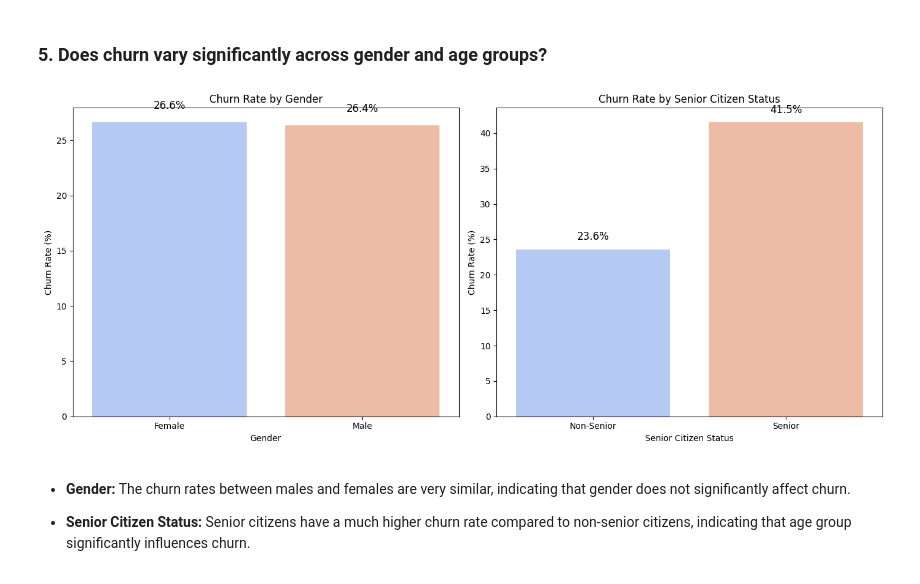
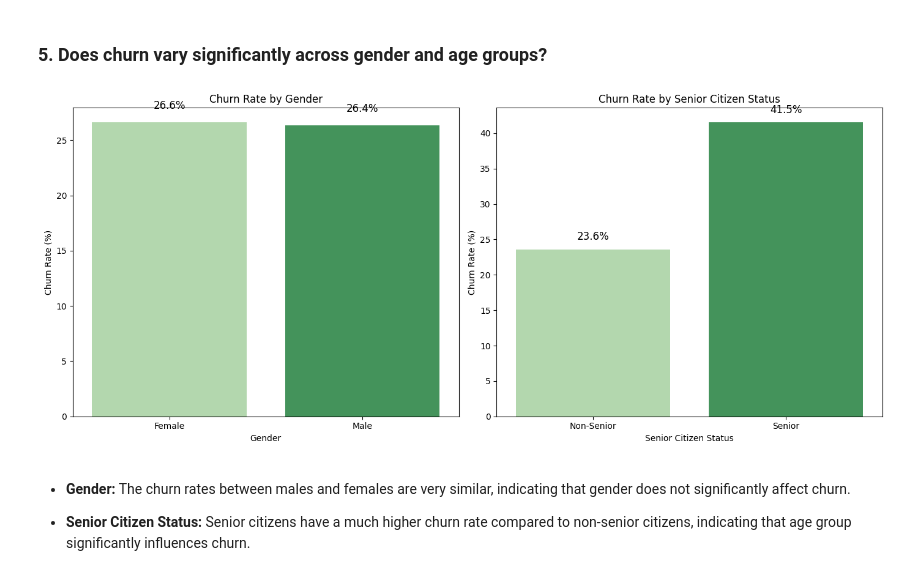
Before and after one commit to elishastanley/Churn-Prediction-Enhancing-Retention-with-Machine-Learning, a Jupyter notebook: Notebooks/main.ipynb, the cells around one changed output. Cells and saved outputs as stored; diff of their text form; code cells hidden in the pictures.

```diff
--- a/Notebooks/main.ipynb
+++ b/Notebooks/main.ipynb
@@ -590,35 +596,35 @@ plt.show()
 # %%
 # Calculate churn rates for gender and senior citizen status
 gender_churn = pd.crosstab(train_data['gender'], train_data['Churn'], normalize='index') * 100
 senior_churn = pd.crosstab(train_data['SeniorCitizen'], train_data['Churn'], normalize='index') * 100
 
 fig, axes = plt.subplots(1, 2, figsize=(14, 6))
 
 # Gender Churn Rate
 sns.barplot(ax=axes[0], x=gender_churn.index,
-            y=gender_churn['Yes'], palette='coolwarm')
+            y=gender_churn['Yes'], palette='Greens')
 axes[0].set_title('Churn Rate by Gender')
 axes[0].set_xlabel('Gender')
 axes[0].set_ylabel('Churn Rate (%)')
 for index, value in enumerate(gender_churn['Yes']):
     axes[0].text(index, value + 1, f'{value:.1f}%',
                  ha='center', va='bottom', fontsize=12)
 
 # Senior Citizen Churn Rate
 senior_labels = ['Non-Senior', 'Senior']
 sns.barplot(ax=axes[1], x=senior_labels,
-            y=senior_churn['Yes'], palette='coolwarm')
+            y=senior_churn['Yes'], palette='Greens')
 axes[1].set_title('Churn Rate by Senior Citizen Status')
 axes[1].set_xlabel('Senior Citizen Status')
 axes[1].set_ylabel('Churn Rate (%)')
 for index, value in enumerate(senior_churn['Yes']):
     axes[1].text(index, value + 1, f'{value:.1f}%',
                  ha='center', va='bottom', fontsize=12)
 
 plt.tight_layout()
 plt.show()
 # %% [output]
-[figure, old version]
+[figure, new version]
 # %% [markdown]
 - **Gender:** The churn rates between males and females are very similar, indicating that gender does not significantly affect churn.
 
```
Also changed, not shown: parts of 28 cells of this notebook.
